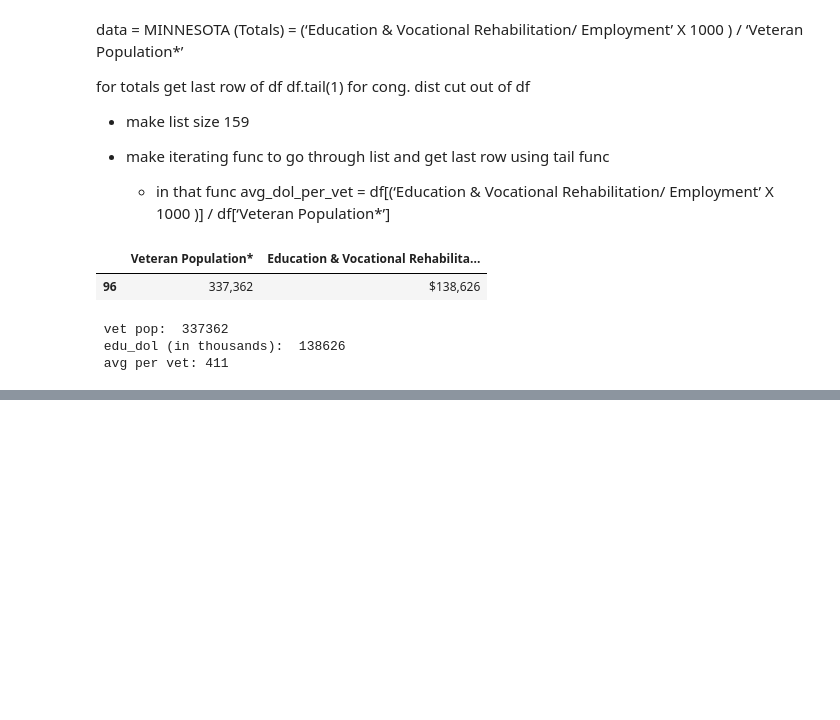
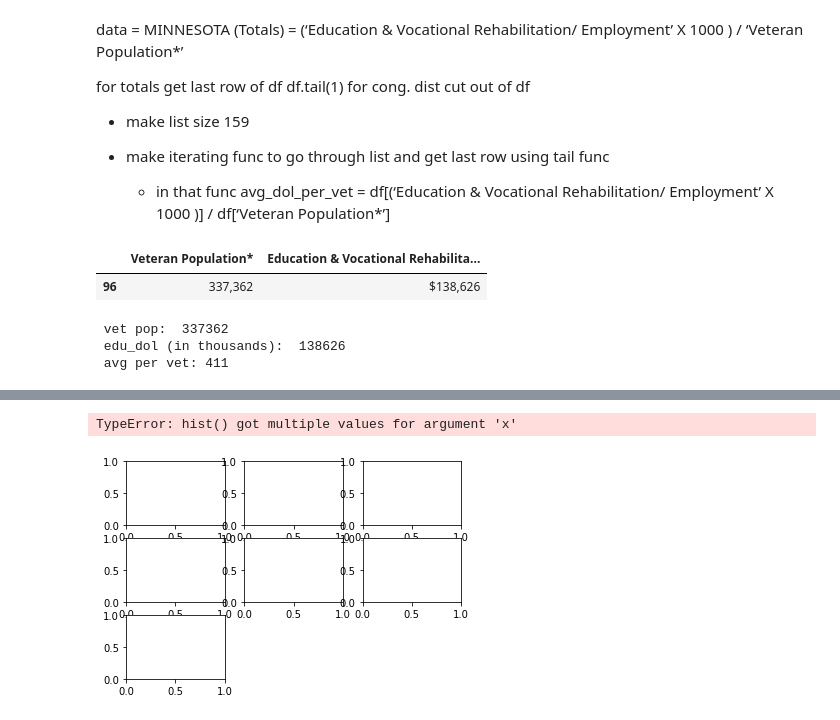
Before and after one commit to shha5648/DM_VA_DATA, a Jupyter notebook: state_info-sheenas.ipynb, the cells around one changed output, grey strips where cells are left out. Drawn from its saved outputs; the diff is of its cells as text; code cells hidden in the pictures; blank space fills up the shorter version.

```diff
--- a/state_info-sheenas.ipynb
+++ b/state_info-sheenas.ipynb
@@ -464,0 +540,8 @@ Name: 0, dtype: object
+# %%
+fy14_all.hist(x='State', y='Education Spending Per Veteran', kind ='bar')
+#plt.axis('off')
+plt.xticks([])
+#plt.yticks([])
+# %% [output]
+TypeError: hist() got multiple values for argument 'x'
+[figure, added]
```
Also changed, not shown: parts of 15 cells of this notebook, 10 other files.
